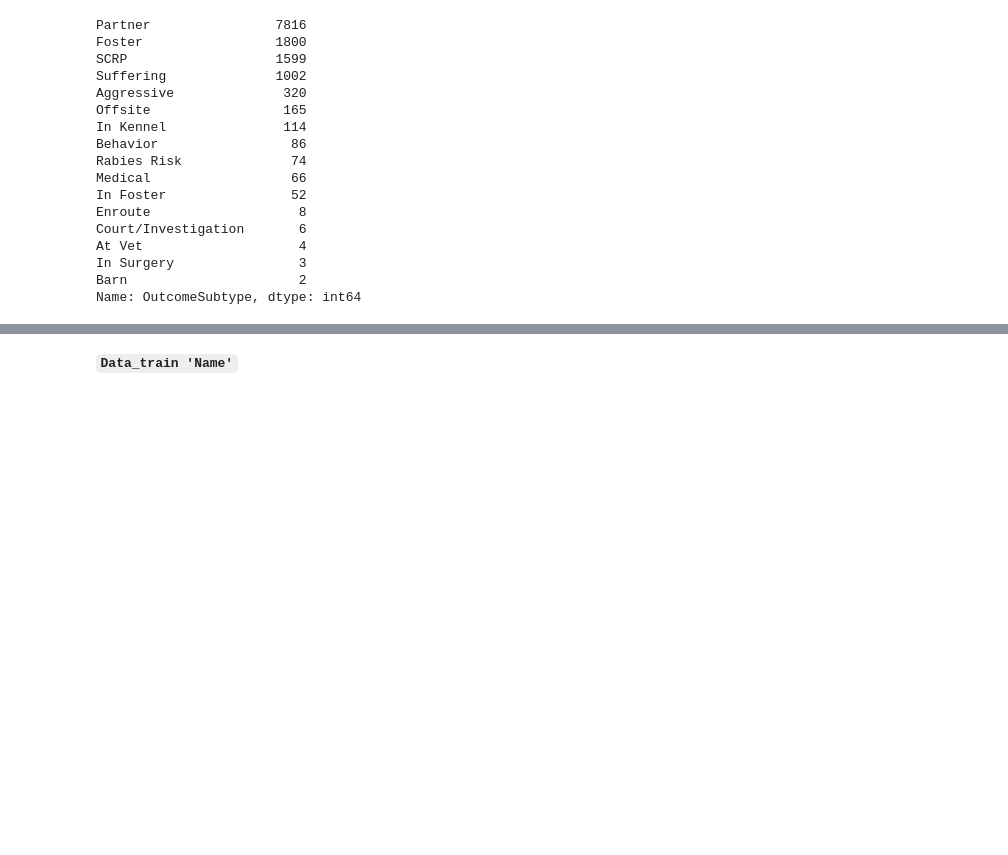
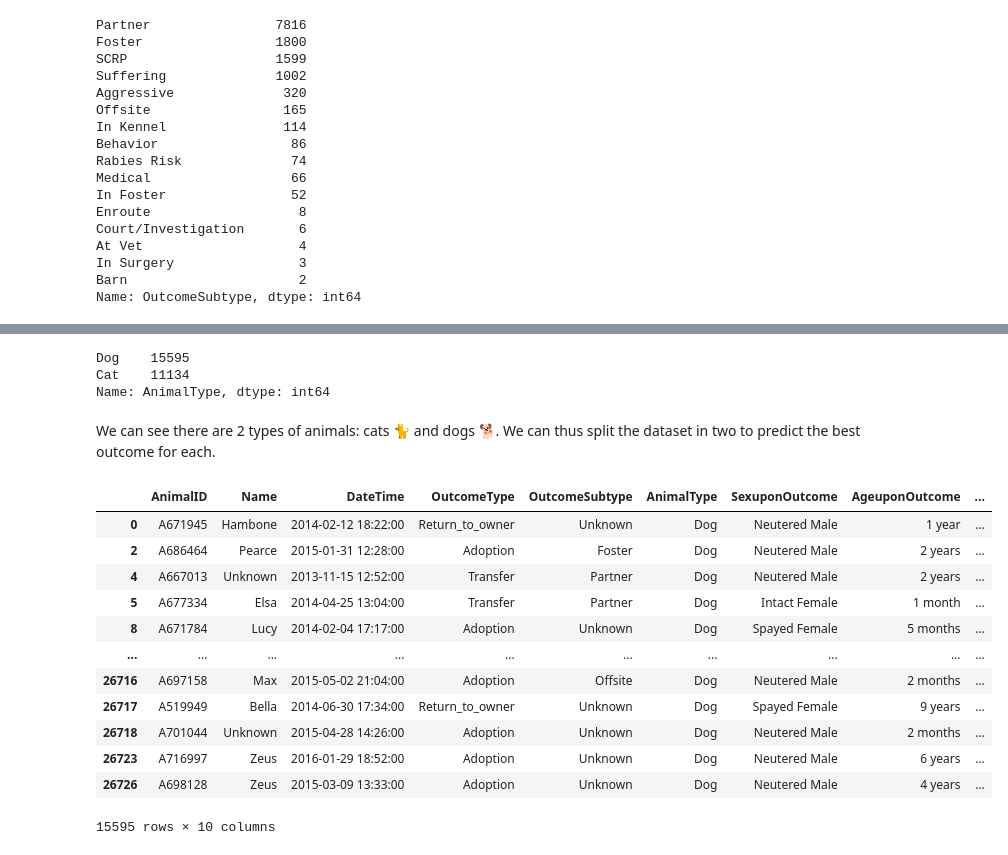
Before and after one commit to Clement733/animal_shelter_predi, a Jupyter notebook: animal_prediction.ipynb, the cells around one changed output, grey strips where cells are left out. Cells and saved outputs as stored; diff of their text form; code cells hidden in the pictures; blank space fills up the shorter version.

Commit message:
Cleaned the data a bit

```diff
--- a/animal_prediction.ipynb
+++ b/animal_prediction.ipynb
@@ -165,5 +144,3 @@ At Vet                    4
 In Surgery                3
 Barn                      2
 Name: OutcomeSubtype, dtype: int64
-# %%
-data_train['OutcomeSubtype'] = data_train.groupby(['OutcomeType'])['OutcomeSubtype'].apply(lambda x: x.fillna(x.mean()))
@@ -172,7 +147,3 @@ TypeError: can only concatenate str (not "int") to str
-# %%
-simple_imputer_categorical = SimpleImputer(strategy="most_frequent")
-simple_imputer_categorical.fit(data_train[["OutcomeSubtype"]])
-data_train[["OutcomeSubtype"]] = simple_imputer_categorical.transform(data_train[["OutcomeSubtype"]])
 # %%
 data_train.fillna('Unknown', inplace=True)
 # %%
@@ -180,2 +170,25 @@ data_train['OutcomeSubtype'].value_counts()
-# %% [markdown]
-**`Data_train 'Name'`**
+# %%
+data_train['AnimalType'].value_counts()
+# %% [output]
+Dog    15595
+Cat    11134
+Name: AnimalType, dtype: int64
+# %% [markdown]
+We can see there are 2 types of animals: cats 🐈 and dogs 🐕. We can thus split the dataset in two to predict the best outcome for each.
+# %%
+train_dogs = data_train[data_train['AnimalType'] == 'Dog']
+train_dogs
+# %% [output]
+|  | AnimalID | Name | DateTime | OutcomeType | OutcomeSubtype | AnimalType | SexuponOutcome | AgeuponOutcome | ... |
+| 0 | A671945 | Hambone | 2014-02-12 18:22:00 | Return_to_owner | Unknown | Dog | Neutered Male | 1 year | ... |
+| 2 | A686464 | Pearce | 2015-01-31 12:28:00 | Adoption | Foster | Dog | Neutered Male | 2 years | ... |
+| 4 | A667013 | Unknown | 2013-11-15 12:52:00 | Transfer | Partner | Dog | Neutered Male | 2 years | ... |
+| 5 | A677334 | Elsa | 2014-04-25 13:04:00 | Transfer | Partner | Dog | Intact Female | 1 month | ... |
+| 8 | A671784 | Lucy | 2014-02-04 17:17:00 | Adoption | Unknown | Dog | Spayed Female | 5 months | ... |
+| ... | ... | ... | ... | ... | ... | ... | ... | ... | ... |
+| 26716 | A697158 | Max | 2015-05-02 21:04:00 | Adoption | Offsite | Dog | Neutered Male | 2 months | ... |
+| 26717 | A519949 | Bella | 2014-06-30 17:34:00 | Return_to_owner | Unknown | Dog | Spayed Female | 9 years | ... |
+| 26718 | A701044 | Unknown | 2015-04-28 14:26:00 | Adoption | Unknown | Dog | Neutered Male | 2 months | ... |
+| 26723 | A716997 | Zeus | 2016-01-29 18:52:00 | Adoption | Unknown | Dog | Neutered Male | 6 years | ... |
+| 26726 | A698128 | Zeus | 2015-03-09 13:33:00 | Adoption | Unknown | Dog | Neutered Male | 4 years | ... |
+15595 rows × 10 columns
```
Also changed, not shown: parts of 17 cells of this notebook, 3 other files.
